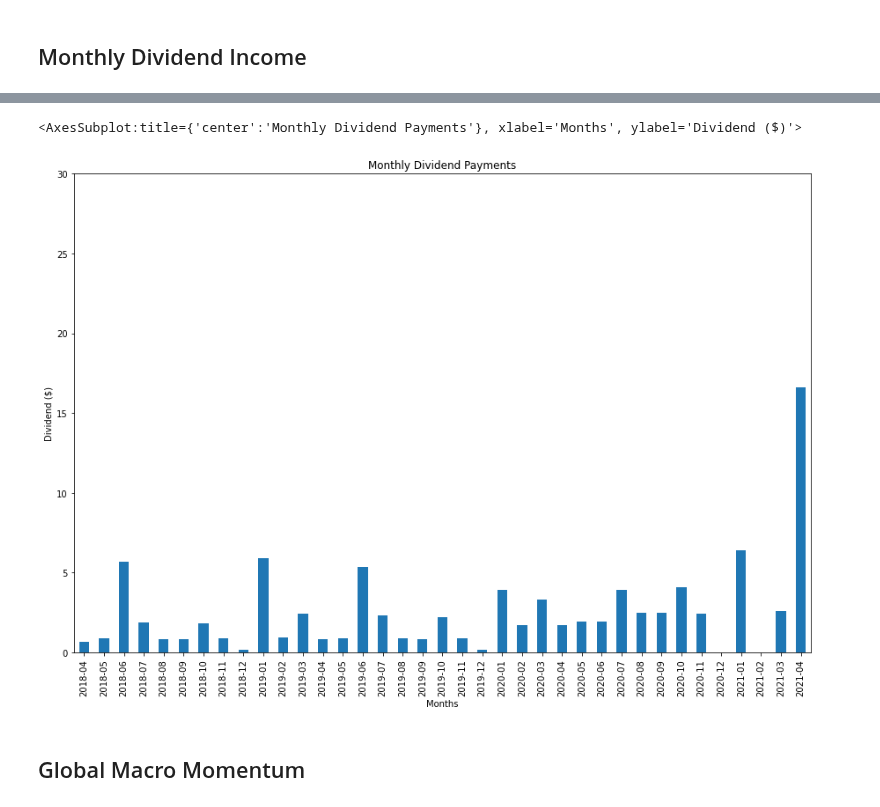
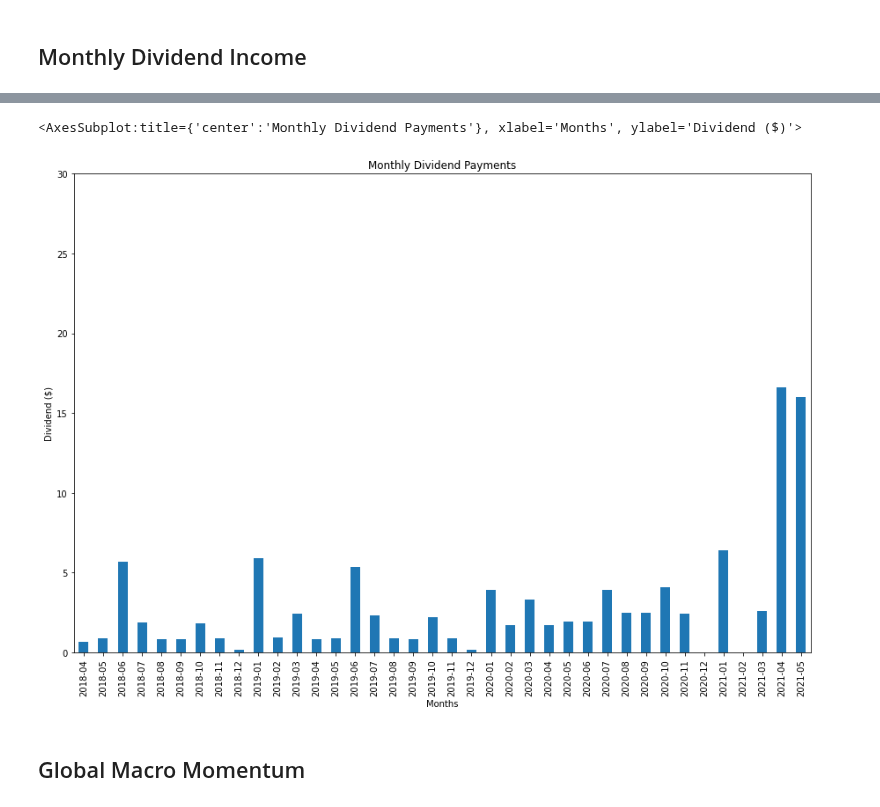
Before and after one commit to eshinhw/quant-portfolio-visualizer, a Jupyter notebook: Questrade Portfolio Manager.ipynb, the cells around one changed output, grey strips where cells are left out. Drawn from its saved outputs; the diff is of its cells as text; code cells hidden in the pictures.

```diff
--- a/Questrade Portfolio Manager.ipynb
+++ b/Questrade Portfolio Manager.ipynb
@@ -120,14 +120,14 @@ div
 # %%
-div[:-2].plot(kind='bar',
+div[:-1].plot(kind='bar',
                     title='Monthly Dividend Payments',
                     xlabel='Months',
                     ylabel='Dividend ($)',
                     figsize=(15, 10),
                     legend=False,
                     ylim=(0, 30))
 # %% [output]
 <AxesSubplot:title={'center':'Monthly Dividend Payments'}, xlabel='Months', ylabel='Dividend ($)'>
-[figure, old version]
+[figure, new version]
 # %% [markdown]
 ## Global Macro Momentum
 # %% [markdown]
```
Also changed, not shown: parts of 4 cells of this notebook.
